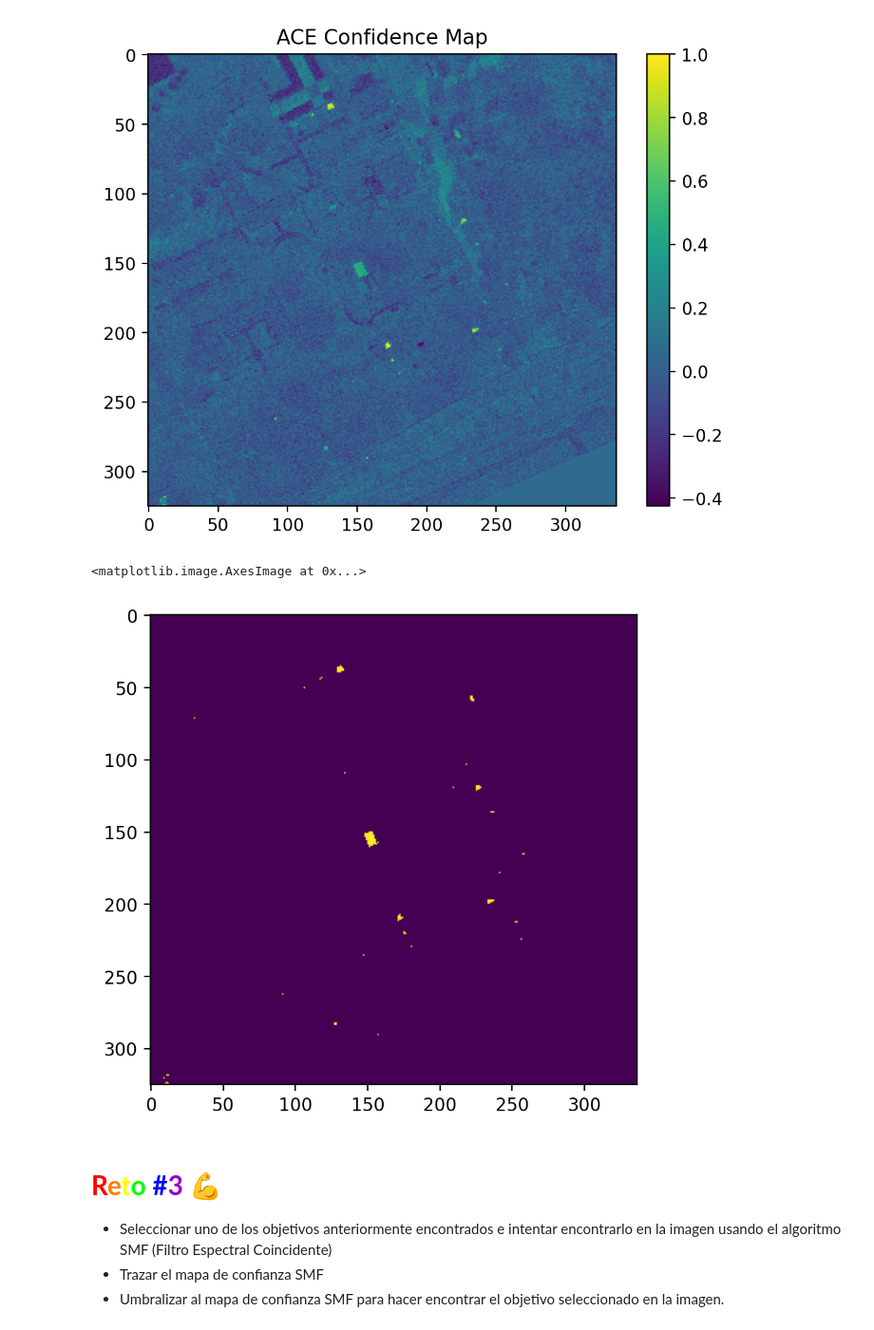
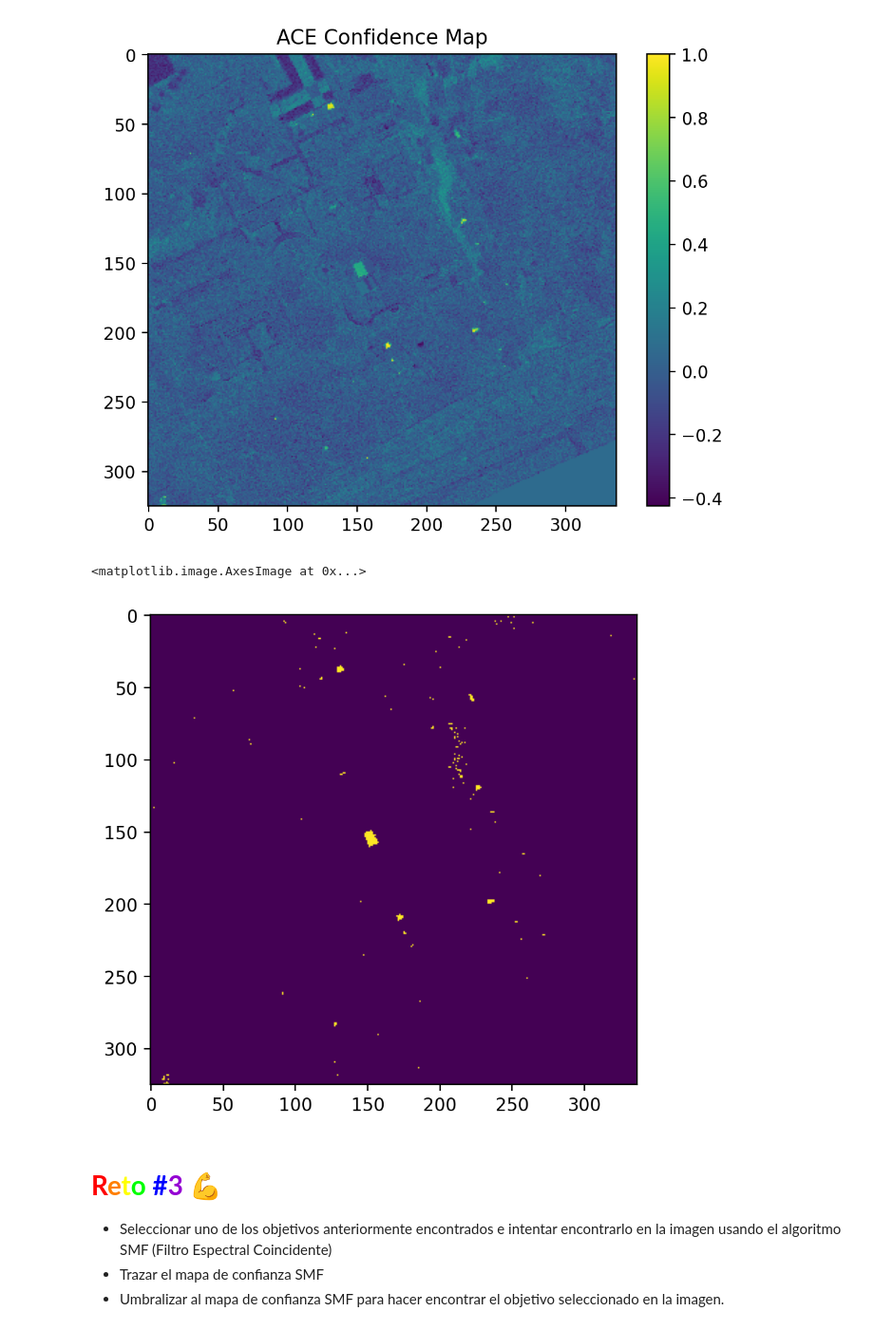
Before and after one commit to Arcihugo/Hands-on-Computer-Vision, a Jupyter notebook: sesiones/sesion4/Sesion4_2_TargetDetection.ipynb, the cells around one changed output. Shown at 95% size. Drawn from its saved outputs; the diff is of its cells as text; code cells hidden in the pictures.

```diff
--- a/sesiones/sesion4/Sesion4_2_TargetDetection.ipynb
+++ b/sesiones/sesion4/Sesion4_2_TargetDetection.ipynb
@@ -118,8 +133,8 @@ plt.show()
 * Umbralizar al mapa de confianza ACE para hacer encontrar el objetivo seleccionado en la imagen.
 # %%
 # seleccionar los espectros para el objetivo que desees
-target = tgts[:,None] # Elije el objetivo deseado a partir de los mostrados anteriormente
-plt.plot(wvl, None, label=None) # Traza el espectro del objetivo<
+target = trimmed_tgts[:, 0] # Elije el objetivo deseado a partir de los mostrados anteriormente
+plt.plot(wvl, target, label='brown') # Traza el espectro del objetivo<
 plt.legend()
 plt.ylim(0, 1)
 plt.ylabel('Reflectance (%)')
@@ -130,7 +145,7 @@ plt.show()
 [figure]
 # %%
 # La funcion ACE recibe dos parametros: conjunto de datos y un objetivo espectral específico
-conf_ace = ace_detector(None, None) # Evalúa el algoritmo ACE
+conf_ace = ace_detector(hsi, target) # Evalúa el algoritmo ACE
 # %%
 # trazar el mapa de confianza ACE
 # La confianza ACE oscila entre -1 y 1, siendo -1 de baja confianza y 1 de alta confianza.
@@ -143,10 +158,10 @@ Text(0.5, 1.0, 'ACE Confidence Map')
 # %%
 # Aplicar el umbral al mapa de confianza para hacer declaraciones de objetivos
 # Selecciona todos los píxeles con una confianza superior a 0,5
-plt.imshow(conf_ace > None)
+plt.imshow(conf_ace > 0.3)
 # %% [output]
 <matplotlib.image.AxesImage at 0x...>
-[figure, old version]
+[figure, new version]
 # %% [markdown]
 # **<font color='#ECA702'>**<font color='#ECA702'>**<font color="#FF0000">R</font><font color="#FF7F00">e</font><font color="#FFFF00">t</font><font color="#00FF00">o</font><font color="#0000FF"> #</font><font color="#9400D3">3</font> 💪**</font>
 * Seleccionar uno de los objetivos anteriormente encontrados e intentar encontrarlo en la imagen usando el algoritmo SMF (Filtro Espectral Coincidente)
```
Also changed, not shown: parts of 6 cells of this notebook.
